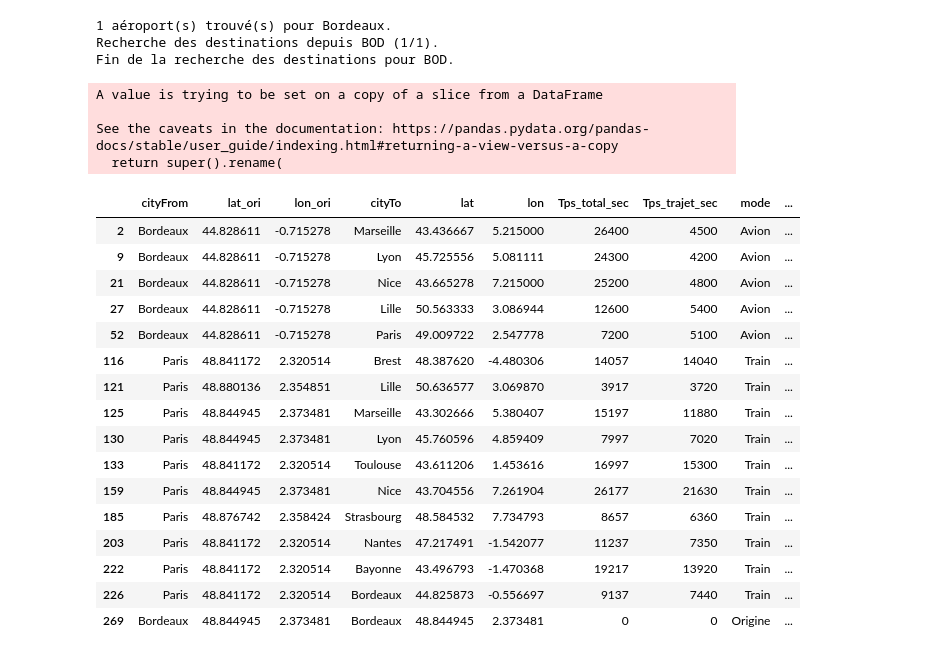
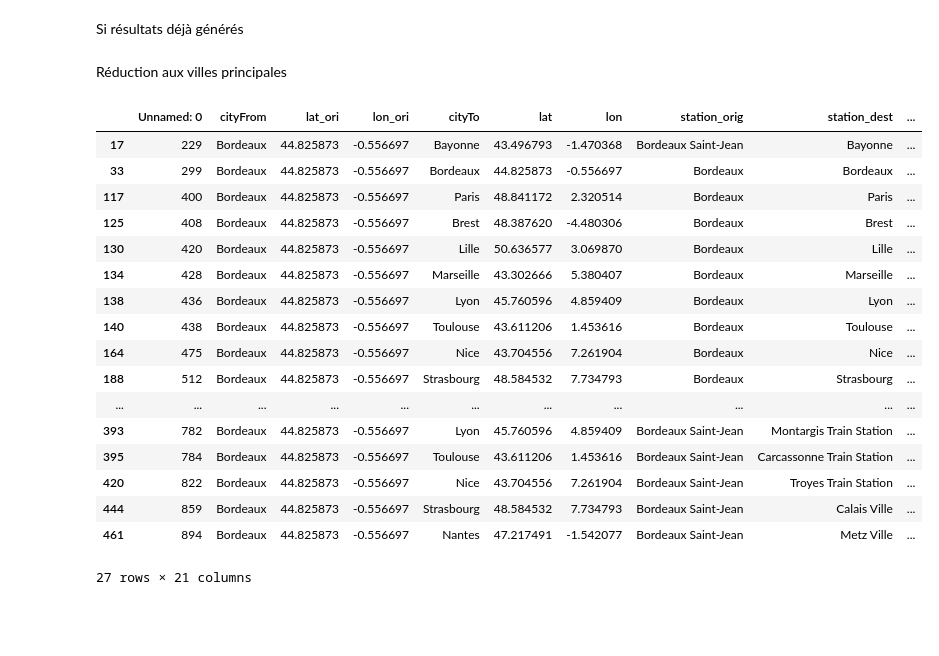
Before and after one commit to Lenoral/Mobilite, a Jupyter notebook: Test_Affichage_plotly.ipynb, the cells around one changed output. Drawn from its saved outputs; the diff is of its cells as text; code cells hidden in the pictures; blank space fills up the shorter version.

```diff
--- a/Test_Affichage_plotly.ipynb
+++ b/Test_Affichage_plotly.ipynb
@@ -0,0 +10,3 @@
+# %%
+nom_ville='Paris'  #Ville d'origine
+minutes_max = 5000 #Période d'étude en minutes
@@ -1,35 +46,29 @@
+# %% [markdown]
+Si résultats déjà générés
+# %%
+dest_reduit_total=pd.read_csv('Full_res/Resultats_'+str(nom_ville)+'.csv')
+# %% [markdown]
+Réduction aux villes principales
 # %%
-import affichage_plotly_trajets_reduit as apt
-import pandas as pd
-nom_ville='Bordeaux'
-dest_reduit_total  = apt.affichage_plotlty('Bordeaux',14000)
 villes= ['Lille','Strasbourg','Paris','Brest','Bordeaux','Nantes', 'Nice','Lyon','Bayonne', 'Toulouse','Marseille']
-
 dest_reduit_total_red = dest_reduit_total.loc[dest_reduit_total['cityTo'].isin(villes)]
-
 dest_reduit_total_red
 # %% [output]
+|  | Unnamed: 0 | cityFrom | lat_ori | lon_ori | cityTo | lat | lon | station_orig | station_dest | ... |
+| 17 | 229 | Bordeaux | 44.825873 | -0.556697 | Bayonne | 43.496793 | -1.470368 | Bordeaux Saint-Jean | Bayonne | ... |
+| 33 | 299 | Bordeaux | 44.825873 | -0.556697 | Bordeaux | 44.825873 | -0.556697 | Bordeaux | Bordeaux | ... |
+| 117 | 400 | Bordeaux | 44.825873 | -0.556697 | Paris | 48.841172 | 2.320514 | Bordeaux | Paris | ... |
+| 125 | 408 | Bordeaux | 44.825873 | -0.556697 | Brest | 48.387620 | -4.480306 | Bordeaux | Brest | ... |
+| 130 | 420 | Bordeaux | 44.825873 | -0.556697 | Lille | 50.636577 | 3.069870 | Bordeaux | Lille | ... |
+| 134 | 428 | Bordeaux | 44.825873 | -0.556697 | Marseille | 43.302666 | 5.380407 | Bordeaux | Marseille | ... |
+| 138 | 436 | Bordeaux | 44.825873 | -0.556697 | Lyon | 45.760596 | 4.859409 | Bordeaux | Lyon | ... |
+| 140 | 438 | Bordeaux | 44.825873 | -0.556697 | Toulouse | 43.611206 | 1.453616 | Bordeaux | Toulouse | ... |
+| 164 | 475 | Bordeaux | 44.825873 | -0.556697 | Nice | 43.704556 | 7.261904 | Bordeaux | Nice | ... |
+| 188 | 512 | Bordeaux | 44.825873 | -0.556697 | Strasbourg | 48.584532 | 7.734793 | Bordeaux | Strasbourg | ... |
+| ... | ... | ... | ... | ... | ... | ... | ... | ... | ... | ... |
+| 393 | 782 | Bordeaux | 44.825873 | -0.556697 | Lyon | 45.760596 | 4.859409 | Bordeaux Saint-Jean | Montargis Train Station | ... |
+| 395 | 784 | Bordeaux | 44.825873 | -0.556697 | Toulouse | 43.611206 | 1.453616 | Bordeaux Saint-Jean | Carcassonne Train Station | ... |
+| 420 | 822 | Bordeaux | 44.825873 | -0.556697 | Nice | 43.704556 | 7.261904 | Bordeaux Saint-Jean | Troyes Train Station | ... |
+| 444 | 859 | Bordeaux | 44.825873 | -0.556697 | Strasbourg | 48.584532 | 7.734793 | Bordeaux Saint-Jean | Calais Ville | ... |
+| 461 | 894 | Bordeaux | 44.825873 | -0.556697 | Nantes | 47.217491 | -1.542077 | Bordeaux Saint-Jean | Metz Ville | ... |
-1 aéroport(s) trouvé(s) pour Bordeaux.
-Recherche des destinations depuis BOD (1/1).
-Fin de la recherche des destinations pour BOD.
+27 rows × 21 columns
-A value is trying to be set on a copy of a slice from a DataFrame
-
-See the caveats in the documentation: https://pandas.pydata.org/pandas-docs/stable/user_guide/indexing.html#returning-a-view-versus-a-copy
-  return super().rename(
-|  | cityFrom | lat_ori | lon_ori | cityTo | lat | lon | Tps_total_sec | Tps_trajet_sec | mode | ... |
-| 2 | Bordeaux | 44.828611 | -0.715278 | Marseille | 43.436667 | 5.215000 | 26400 | 4500 | Avion | ... |
-| 9 | Bordeaux | 44.828611 | -0.715278 | Lyon | 45.725556 | 5.081111 | 24300 | 4200 | Avion | ... |
-| 21 | Bordeaux | 44.828611 | -0.715278 | Nice | 43.665278 | 7.215000 | 25200 | 4800 | Avion | ... |
-| 27 | Bordeaux | 44.828611 | -0.715278 | Lille | 50.563333 | 3.086944 | 12600 | 5400 | Avion | ... |
-| 52 | Bordeaux | 44.828611 | -0.715278 | Paris | 49.009722 | 2.547778 | 7200 | 5100 | Avion | ... |
-| 116 | Paris | 48.841172 | 2.320514 | Brest | 48.387620 | -4.480306 | 14057 | 14040 | Train | ... |
-| 121 | Paris | 48.880136 | 2.354851 | Lille | 50.636577 | 3.069870 | 3917 | 3720 | Train | ... |
-| 125 | Paris | 48.844945 | 2.373481 | Marseille | 43.302666 | 5.380407 | 15197 | 11880 | Train | ... |
-| 130 | Paris | 48.844945 | 2.373481 | Lyon | 45.760596 | 4.859409 | 7997 | 7020 | Train | ... |
-| 133 | Paris | 48.841172 | 2.320514 | Toulouse | 43.611206 | 1.453616 | 16997 | 15300 | Train | ... |
-| 159 | Paris | 48.844945 | 2.373481 | Nice | 43.704556 | 7.261904 | 26177 | 21630 | Train | ... |
-| 185 | Paris | 48.876742 | 2.358424 | Strasbourg | 48.584532 | 7.734793 | 8657 | 6360 | Train | ... |
-| 203 | Paris | 48.841172 | 2.320514 | Nantes | 47.217491 | -1.542077 | 11237 | 7350 | Train | ... |
-| 222 | Paris | 48.841172 | 2.320514 | Bayonne | 43.496793 | -1.470368 | 19217 | 13920 | Train | ... |
-| 226 | Paris | 48.841172 | 2.320514 | Bordeaux | 44.825873 | -0.556697 | 9137 | 7440 | Train | ... |
-| 269 | Bordeaux | 48.844945 | 2.373481 | Bordeaux | 48.844945 | 2.373481 | 0 | 0 | Origine | ... |
```
Also changed, not shown: parts of 13 cells of this notebook, 37 other files.
